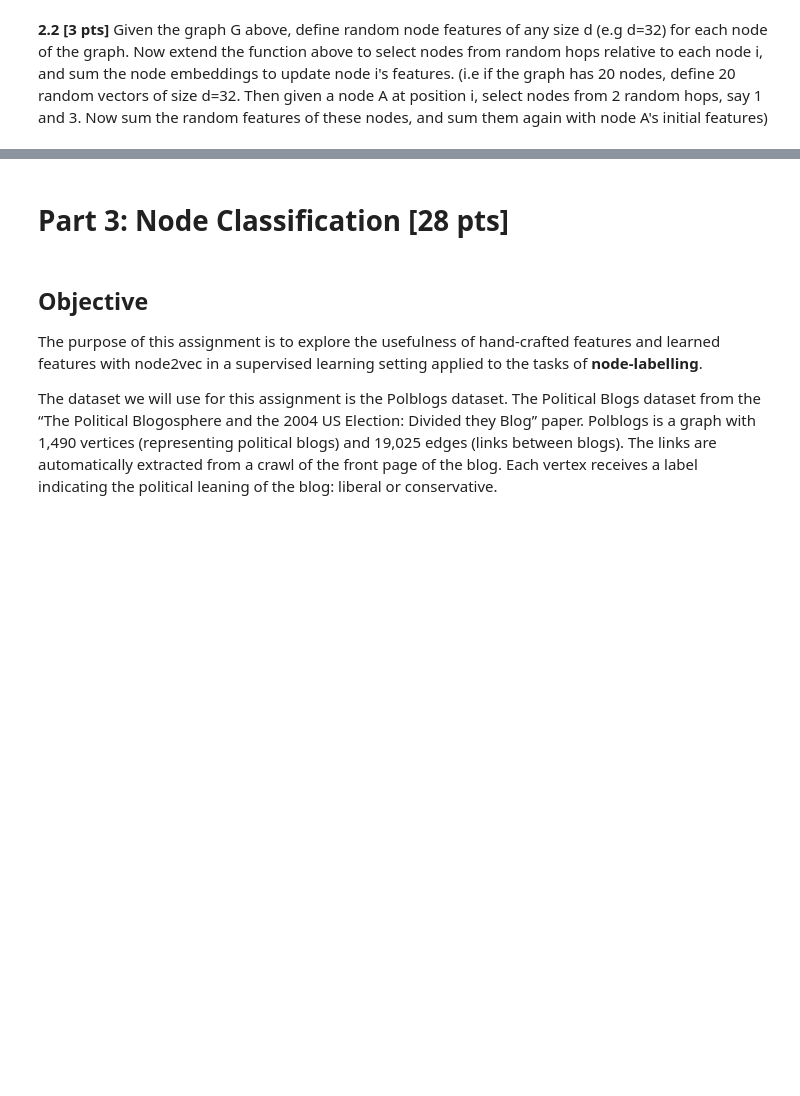
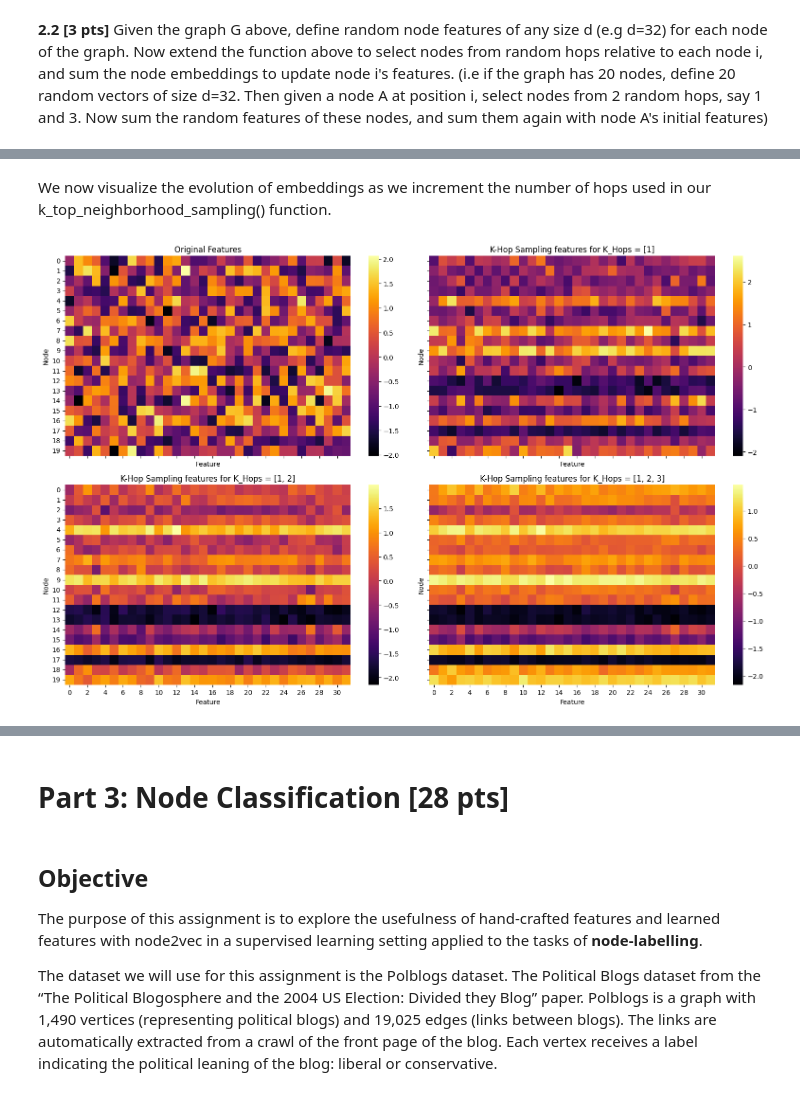
Before and after one commit to kaedejohnson/networkml_epfl_ee452, a Jupyter notebook: nml24_assignment1.ipynb, the cells around one changed output, grey strips where cells are left out. Saved outputs shown, nothing was run; the diff lists cells and outputs as text; code cells hidden in the pictures; blank space fills up the shorter version.

```diff
--- a/nml24_assignment1.ipynb
+++ b/nml24_assignment1.ipynb
@@ -790,0 +803,47 @@ NameError: name 'features' is not defined
+# %% [markdown]
+We now visualize the evolution of embeddings as we increment the number of hops used in our k_top_neighborhood_sampling() function.
+# %%
+import numpy as np
+import matplotlib.pyplot as plt
+import seaborn as sns
+
+def plot_k_hop_sampling_embedding(G, adj_matrix, k_hops, features):
+
+    def standardize_features(features):
+        mean = np.mean(features, axis=0)
+        std = np.std(features, axis=0)
+        standardized_features = (features - mean) / std
+        return standardized_features
+
+    cmap = 'inferno'
+
+    standardized_features = standardize_features(features)
+    fig, axs = plt.subplots((len(k_hops)+1) // 2, 2, figsize=(16, 10), sharex=True ,sharey=True)
+    sns.heatmap(standardized_features, ax=axs[0,0], cmap=cmap)
+    axs[0,0].set_title('Original Features')
+    axs[0,0].set_xlabel('Feature')
+    axs[0,0].set_ylabel('Node')
+
+    for i in range(1, len(k_hops)+1):
+        random_hop_features = []
+        tmp_k_hops = k_hops[:i]
+
+        for idx in range(G.number_of_nodes()):
+            random_hop_features.append(k_hop_neighborhood_sampling(adj_matrix, idx, tmp_k_hops, features))
+
+        random_hop_features = np.array(random_hop_features)
+        standardized_updated_features = standardize_features(random_hop_features)
+
+        sns.heatmap(standardized_updated_features, ax=axs[i//2,i%2], cmap=cmap)
+        axs[i//2, i%2].set_title(f'K-Hop Sampling features for K_Hops = {tmp_k_hops}')
+        axs[i//2, i%2].set_xlabel('Feature')
+        axs[i//2, i%2].set_ylabel('Node')
+
+    plt.tight_layout()
+    plt.show()
+# %%
+k_hops = [1,2,3]
+
+plot_k_hop_sampling_embedding(G, adj_matrix, k_hops, features)
+# %% [output]
+[figure, added]
```
Also changed, not shown: parts of 5 cells of this notebook, 1 other file.
